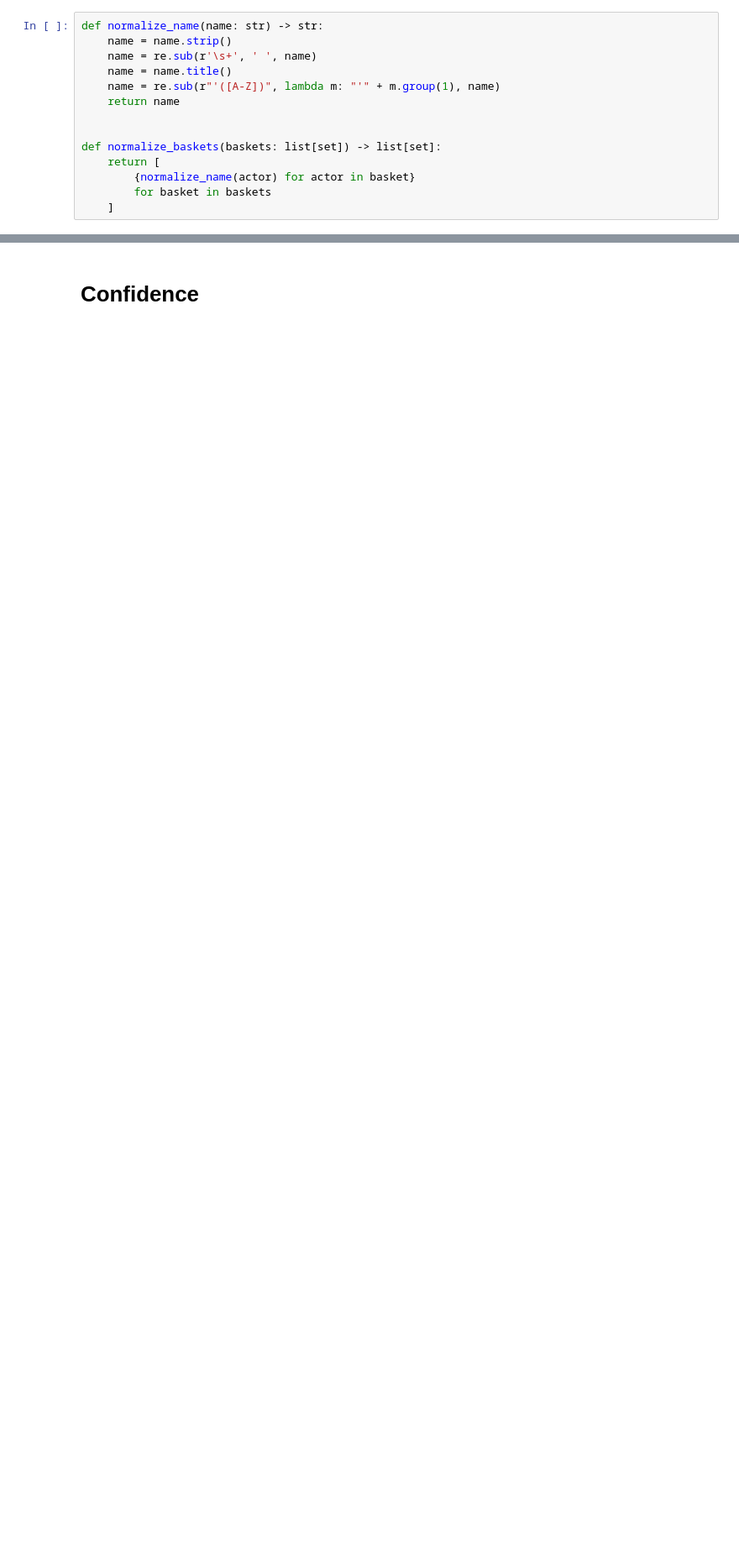
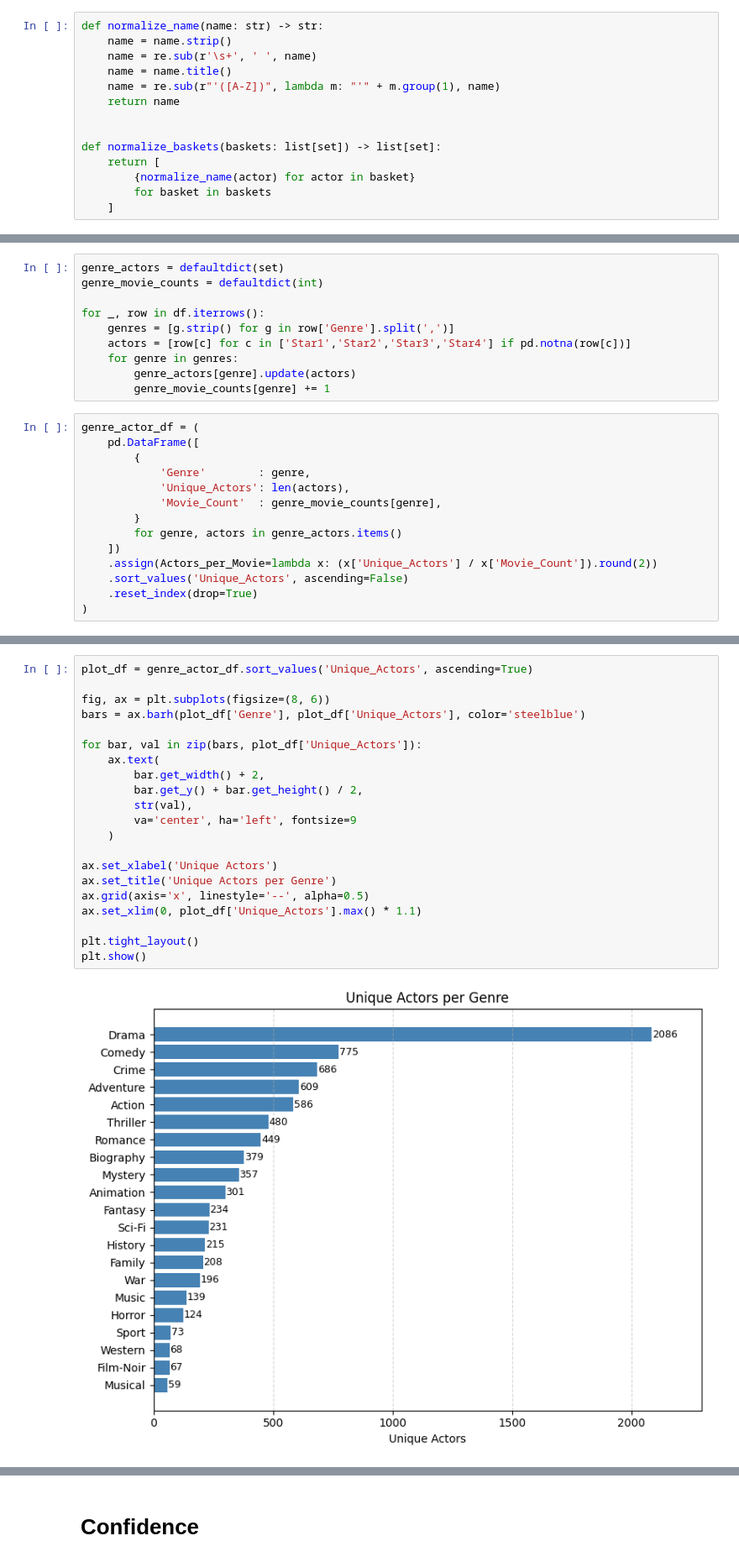
Before and after one commit to bercaakbayir/unimi-dse-amd-assignment, a Jupyter notebook: main.ipynb, the cells around one changed output, grey strips where cells are left out. Shown at 84% size. Cells and saved outputs as stored; diff of their text form; blank space fills up the shorter version.

Commit message:
extended data analysis

```diff
--- a/main.ipynb
+++ b/main.ipynb
@@ -168,0 +262,24 @@ plt.show()
+# %%
+genre_actors = defaultdict(set)
+genre_movie_counts = defaultdict(int)
+
+for _, row in df.iterrows():
+    genres = [g.strip() for g in row['Genre'].split(',')]
+    actors = [row[c] for c in ['Star1','Star2','Star3','Star4'] if pd.notna(row[c])]
+    for genre in genres:
+        genre_actors[genre].update(actors)
+        genre_movie_counts[genre] += 1
+# %%
+genre_actor_df = (
+    pd.DataFrame([
+        {
+            'Genre'        : genre,
+            'Unique_Actors': len(actors),
+            'Movie_Count'  : genre_movie_counts[genre],
+        }
+        for genre, actors in genre_actors.items()
+    ])
+    .assign(Actors_per_Movie=lambda x: (x['Unique_Actors'] / x['Movie_Count']).round(2))
+    .sort_values('Unique_Actors', ascending=False)
+    .reset_index(drop=True)
+)
@@ -168,0 +308,23 @@ plt.show()
+# %%
+plot_df = genre_actor_df.sort_values('Unique_Actors', ascending=True)
+
+fig, ax = plt.subplots(figsize=(8, 6))
+bars = ax.barh(plot_df['Genre'], plot_df['Unique_Actors'], color='steelblue')
+
+for bar, val in zip(bars, plot_df['Unique_Actors']):
+    ax.text(
+        bar.get_width() + 2,
+        bar.get_y() + bar.get_height() / 2,
+        str(val),
+        va='center', ha='left', fontsize=9
+    )
+
+ax.set_xlabel('Unique Actors')
+ax.set_title('Unique Actors per Genre')
+ax.grid(axis='x', linestyle='--', alpha=0.5)
+ax.set_xlim(0, plot_df['Unique_Actors'].max() * 1.1)
+
+plt.tight_layout()
+plt.show()
+# %% [output]
+[figure, added]
```
Also changed, not shown: parts of 51 cells of this notebook.
